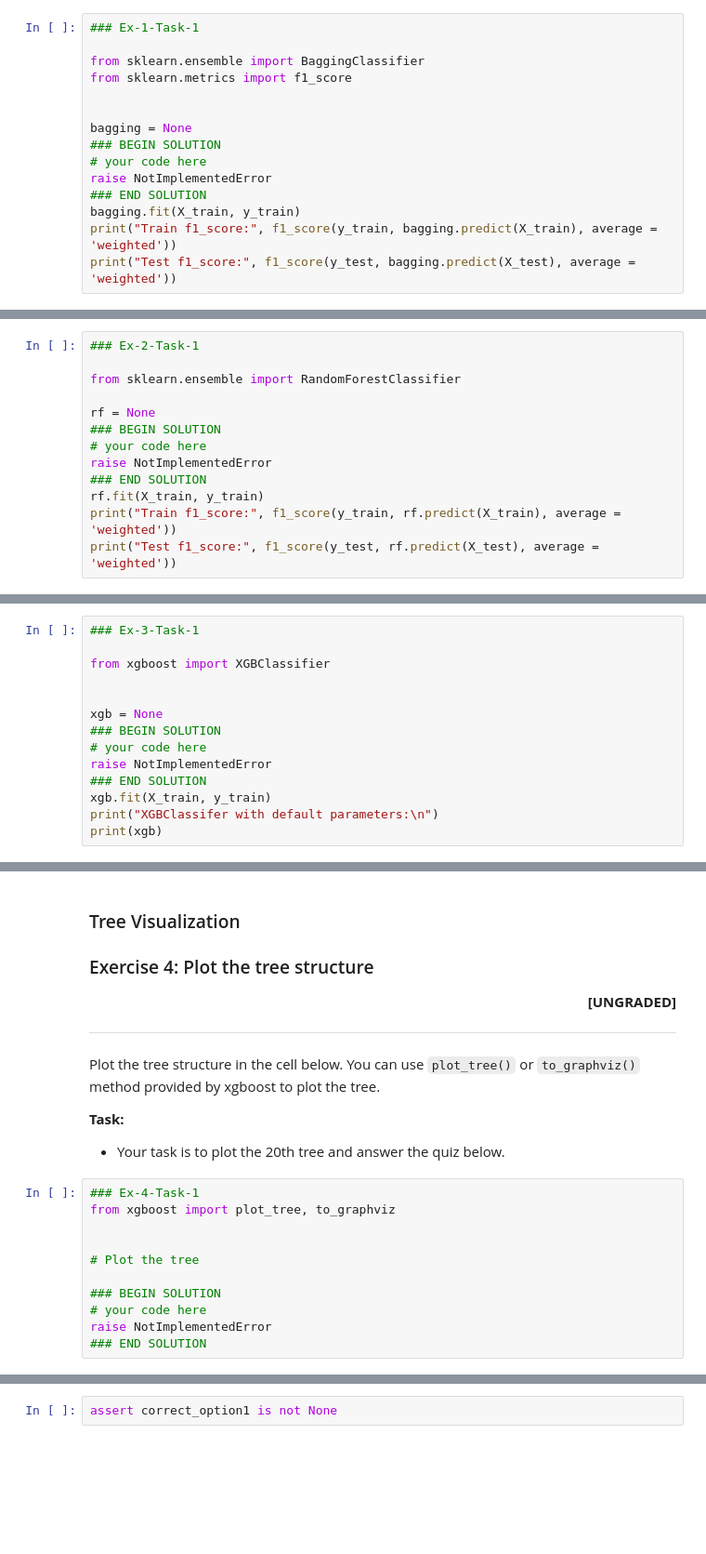
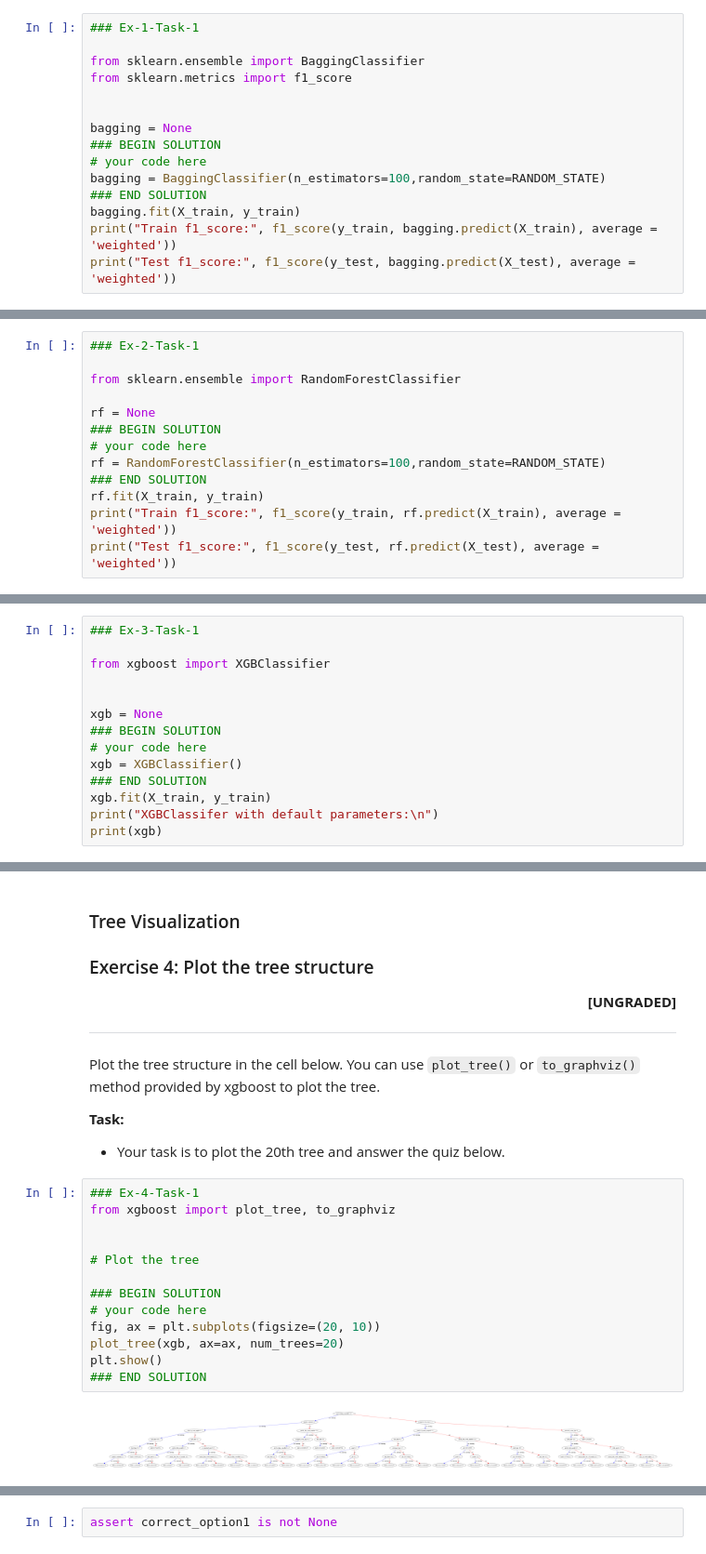
Before and after one commit to thenaivekid/ML-assignments, a Jupyter notebook: EnsembleAssignment_Student.ipynb, the cells around one changed output, grey strips where cells are left out. Shown at 93% size. Cells and saved outputs as stored; diff of their text form; blank space fills up the shorter version.

```diff
--- a/EnsembleAssignment_Student.ipynb
+++ b/EnsembleAssignment_Student.ipynb
@@ -167,7 +218,7 @@ from sklearn.metrics import f1_score
 bagging = None
 ### BEGIN SOLUTION
 # your code here
-raise NotImplementedError
+bagging = BaggingClassifier(n_estimators=100,random_state=RANDOM_STATE)
 ### END SOLUTION
 bagging.fit(X_train, y_train)
 print("Train f1_score:", f1_score(y_train, bagging.predict(X_train), average = 'weighted'))
@@ -193,7 +247,7 @@ from sklearn.ensemble import RandomForestClassifier
 rf = None
 ### BEGIN SOLUTION
 # your code here
-raise NotImplementedError
+rf = RandomForestClassifier(n_estimators=100,random_state=RANDOM_STATE)
 ### END SOLUTION
 rf.fit(X_train, y_train)
 print("Train f1_score:", f1_score(y_train, rf.predict(X_train), average = 'weighted'))
@@ -222,7 +279,7 @@ from xgboost import XGBClassifier
 xgb = None
 ### BEGIN SOLUTION
 # your code here
-raise NotImplementedError
+xgb = XGBClassifier()
 ### END SOLUTION
 xgb.fit(X_train, y_train)
 print("XGBClassifer with default parameters:\n")
@@ -248,14 +322,18 @@ Plot the tree structure in the cell below. You can use `plot_tree()` or `to_grap
 # %%
 ### Ex-4-Task-1
 from xgboost import plot_tree, to_graphviz
 
 
 # Plot the tree
 
 ### BEGIN SOLUTION
 # your code here
-raise NotImplementedError
+fig, ax = plt.subplots(figsize=(20, 10))
+plot_tree(xgb, ax=ax, num_trees=20)
+plt.show()
 ### END SOLUTION
+# %% [output]
+[figure, added]
 # %% [markdown]
 #### Q1: Based on the tree plotted above, which of the following feature is a root node in the 20th tree?
 <b><div style="text-align: right">[UNGRADED]</div></b>
```
Also changed, not shown: parts of 32 cells of this notebook, 8 other files.
